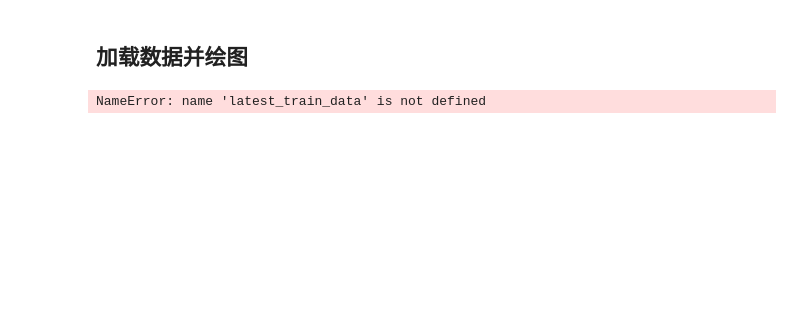
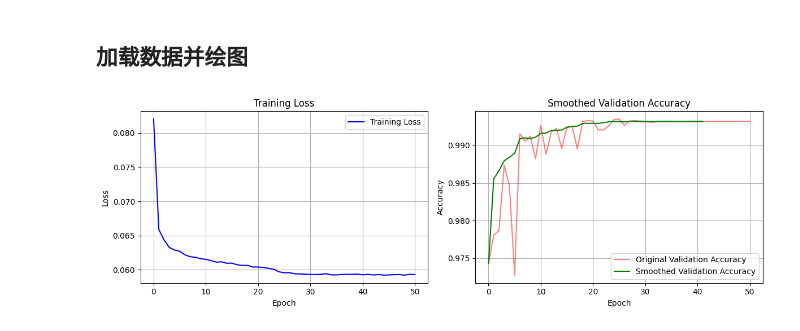
Before and after one commit to Corgile/Conv2Former, a Jupyter notebook: chatgpt.ipynb, the cells around one changed output. Drawn from its saved outputs; the diff is of its cells as text; code cells hidden in the pictures; blank space fills up the shorter version.

```diff
--- a/chatgpt.ipynb
+++ b/chatgpt.ipynb
@@ -28,7 +29,7 @@ os.makedirs("intermediates", exist_ok=True)
 config = {
     "data_dir": "/data/Workspace/CIC-IoTDataset2023/bin-class",  # 数据集目录
     "num_classes": 2,  # 类别数
-    "batch_size": 128,  # 批量大小（根据显存实际情况调整）
+    "batch_size": 64,  # 批量大小（根据显存实际情况调整）
     "lr": 1e-4,  # 学习率
     "epochs": 100,  # 总训练轮数
     "model_name": "Conv2Former",
@@ -62,7 +63,7 @@ from torch.utils.data import DataLoader
 train_dataset = CustomDataset(os.path.join(config["data_dir"], "train"), transform=train_transform)
 valid_dataset = CustomDataset(os.path.join(config["data_dir"], "valid"), transform=valid_transform)
 
-train_loader = DataLoader(train_dataset, batch_size=config["batch_size"], shuffle=True, num_workers=8, pin_memory=True)
+train_loader = DataLoader(train_dataset, batch_size=config["batch_size"], shuffle=True)
 valid_loader = DataLoader(valid_dataset, batch_size=config["batch_size"], shuffle=False)
 # %% [markdown]
 ## 模型定义
@@ -199,14 +200,18 @@ torch.save(best_model.state_dict(), f"intermediates/model_{timestamp}_{best_val_
 ## 保存数据
 # %%
 import pickle
+import shutil
+from datetime import datetime
 
 training_data = {'train_losses': train_losses, 'valid_accs': valid_accs, 'reports': reports}
-# 获取当前时间，格式为 'YYYYMMDD_HH_MM'
 timestamp = datetime.now().strftime("%Y%m%d_%H_%M")
 file_name = f"intermediates/training_data_{timestamp}.pkl"
 latest_train_data = "intermediates/training_data_latest.pkl"
+
 # 保存数据到文件
-with open(file_name, "wb") as f, open(latest_train_data, "wb") as latest_file:
+with open(file_name, "wb") as f:
     pickle.dump(training_data, f)
-    pickle.dump(training_data, latest_file)
+
+# 使用shutil.copyfile复制文件
+shutil.copyfile(file_name, latest_train_data)
 # %% [output]
@@ -230,42 +255,51 @@ for all_labels, all_predicts in loaded_reports:
 # %% [markdown]
 ## 加载数据并绘图
 # %%
-import numpy as np
 import pickle
 import matplotlib.pyplot as plt
-
-
-# 创建一个简单的平滑函数
-def smooth(data, window_size=5):
-    window = np.ones(int(window_size)) / float(window_size)
-    return np.convolve(data, window, 'same')
-
+import numpy as np
 
 # 加载保存的数据
 with open(latest_train_data, "rb") as f:
     training_data = pickle.load(f)
 
 train_losses = training_data['train_losses']
 valid_accs = training_data['valid_accs']
 
-# 应用平滑函数
-smoothed_train_losses = smooth(train_losses)
-smoothed_valid_accs = smooth(valid_accs)
+
+# 滑动平均函数
+def smoothen(data, window_size=10):
+    """计算滑动平均"""
+    return np.convolve(data, np.ones(window_size) / window_size, mode='valid')
+
+
+smoothed_valid_accs = smoothen(valid_accs, window_size=10)
+smoothed_valid_accs[0] = valid_accs[0]
 
 # 绘制平滑后的曲线
 plt.figure(figsize=(12, 4))
+
+# 训练损失子图
 plt.subplot(1, 2, 1)
-plt.plot(smoothed_train_losses, label="Train Loss")
+plt.plot(train_losses, label="Training Loss", color='b')
 plt.title("Training Loss")
 plt.xlabel("Epoch")
+plt.ylabel("Loss")
 plt.legend()
+plt.grid()
 
+# 验证准确率子图
 plt.subplot(1, 2, 2)
-plt.plot(smoothed_valid_accs, label="Validation Accuracy")
+plt.plot(valid_accs, label="Original Validation Accuracy", color='r', alpha=0.5)
 plt.title("Validation Accuracy")
+plt.plot(smoothed_valid_accs, label="Smoothed Validation Accuracy", color='g')
+plt.title("Smoothed Validation Accuracy")
 plt.xlabel("Epoch")
+plt.ylabel("Accuracy")
 plt.legend()
+plt.grid()
 
+plt.tight_layout()
 plt.show()
 # %% [output]
-NameError: name 'latest_train_data' is not defined
+[figure, added]
```
Also changed, not shown: parts of 7 cells of this notebook, 1 other file.
